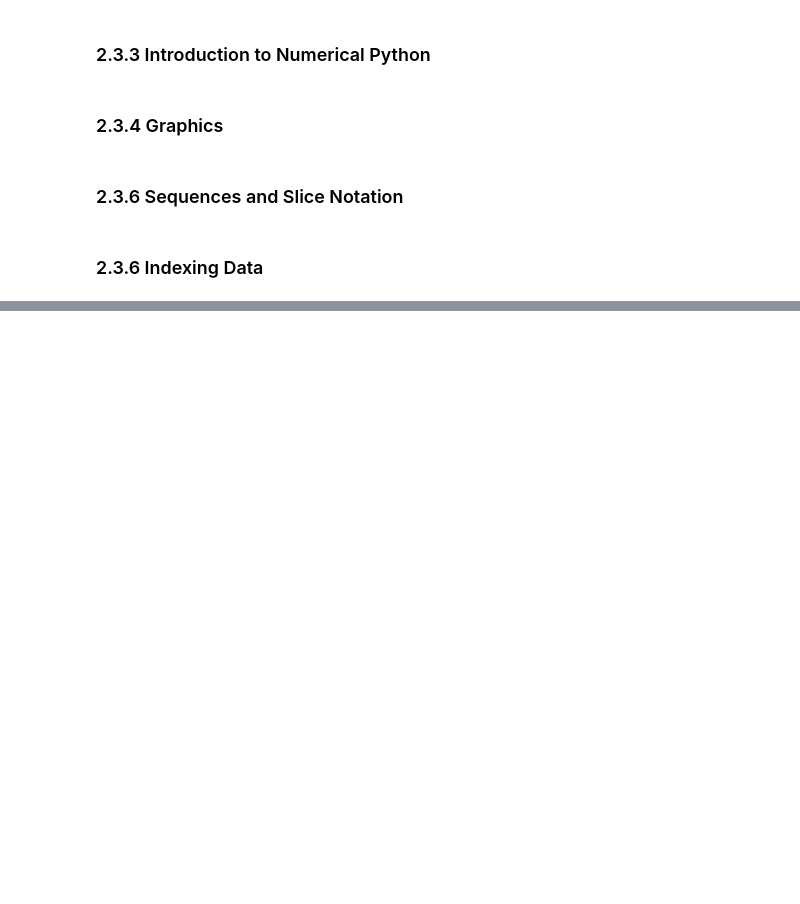
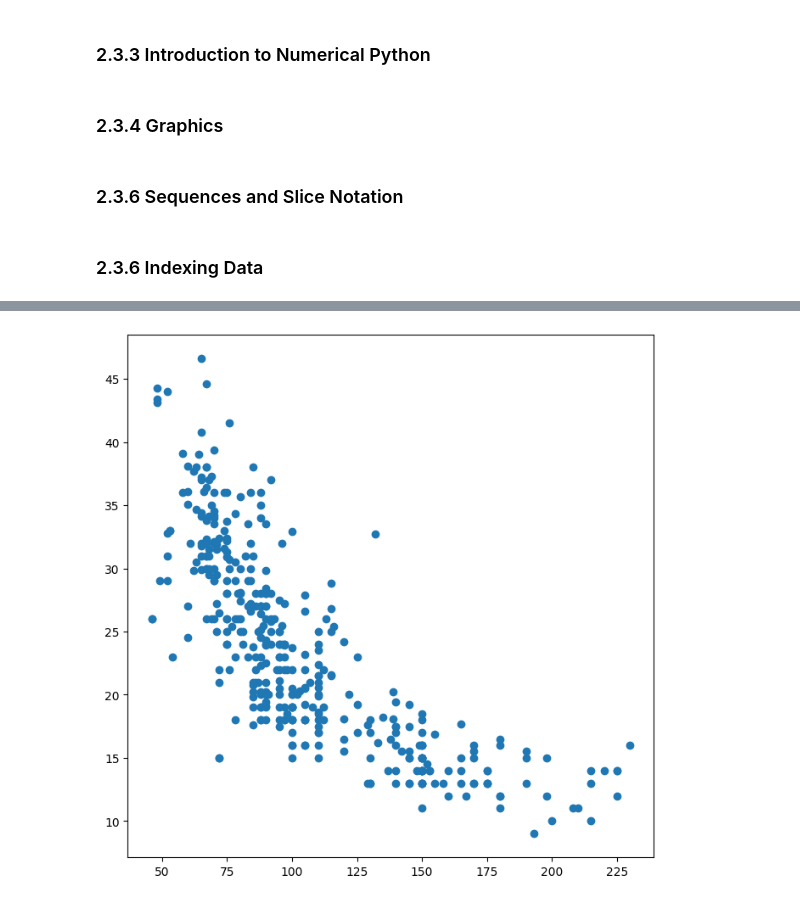
Before and after one commit to NedStickler/islp, a Jupyter notebook: src/chapter_2.ipynb, the cells around one changed output, grey strips where cells are left out. Cells and saved outputs as stored; diff of their text form; code cells hidden in the pictures; blank space fills up the shorter version.

```diff
--- a/src/chapter_2.ipynb
+++ b/src/chapter_2.ipynb
@@ -286,0 +360,4 @@ A[idx_mixed]
+# %%
+# Fix NA encoded with ?
+auto = pd.read_csv(r"..\data\Auto.data", na_values=["?"], delim_whitespace=True)
+auto["horsepower"].sum()
@@ -286,0 +371,4 @@ A[idx_mixed]
+# %%
+# Drop rows with NA values
+auto_new = auto.dropna()
+auto_new.shape
@@ -286,0 +377,4 @@ A[idx_mixed]
+# %%
+# Check columns names
+auto = auto_new
+auto.columns
@@ -286,0 +440,4 @@ A[idx_mixed]
+# %%
+# Set index
+auto_re = auto.set_index("name")
+auto_re
@@ -286,0 +667,6 @@ A[idx_mixed]
+# %%
+# Solve by accessing the columns directly
+fig, ax = plt.subplots(figsize=(8, 8))
+ax.plot(auto["horsepower"], auto["mpg"], "o");
+# %% [output]
+[figure, added]
```
Also changed, not shown: parts of 43 cells of this notebook, 3 other files.
